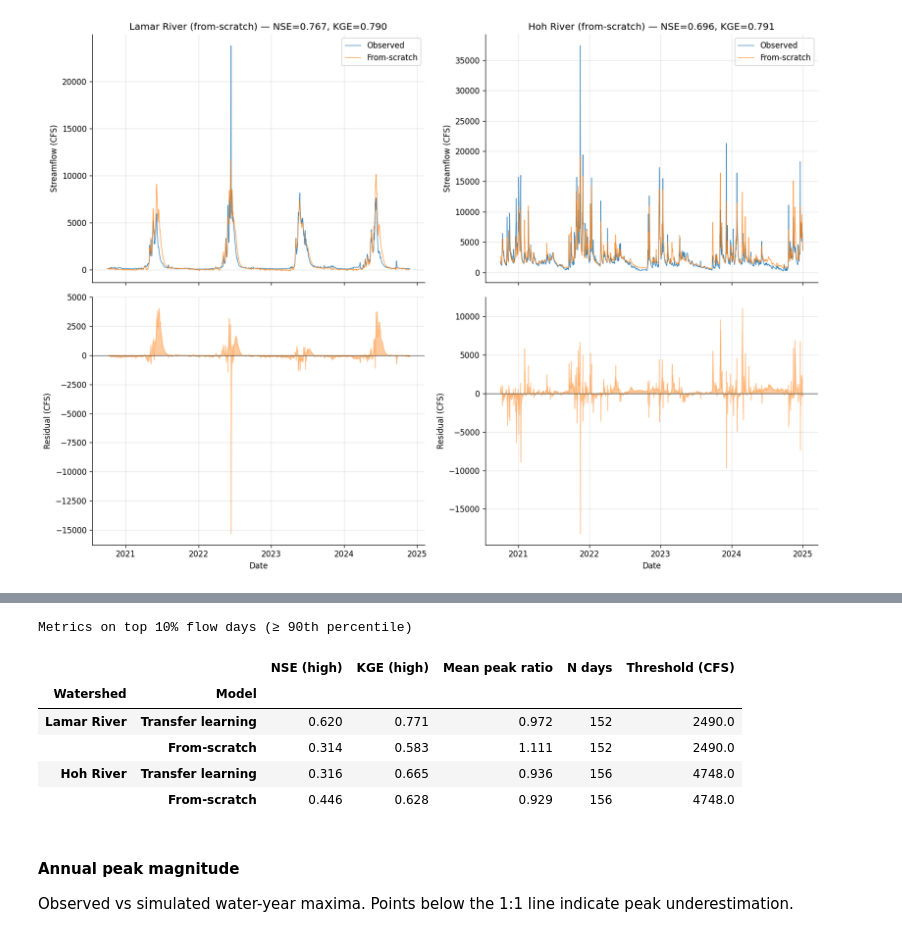
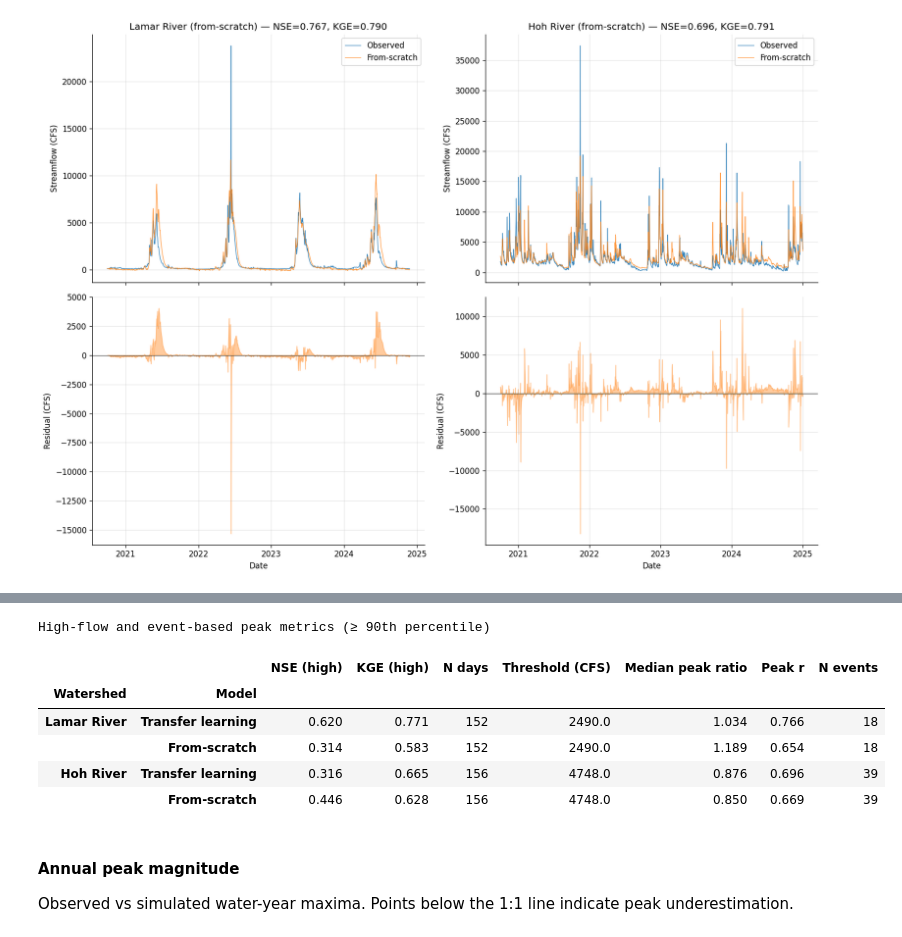
Before and after one commit to shuysman/streamflow-nn, a Jupyter notebook: transfer_learning/model_report.ipynb, the cells around one changed output, grey strips where cells are left out. Cells and saved outputs as stored; diff of their text form; code cells hidden in the pictures.

```diff
--- a/transfer_learning/model_report.ipynb
+++ b/transfer_learning/model_report.ipynb
@@ -441,52 +448,86 @@ NSE and KGE computed only on days where observed flow exceeds the 90th percentil
 # %%
+from scipy.signal import find_peaks
+
 def high_flow_metrics(obs, sim, threshold_pct=90):
-    """Compute NSE, KGE, and peak ratio on days above an observed flow percentile."""
+    """Compute NSE and KGE on days above an observed flow percentile."""
     mask = ~(np.isnan(obs) | np.isnan(sim))
     o, s = obs[mask], sim[mask]
     threshold = np.percentile(o, threshold_pct)
     high = o >= threshold
     o_h, s_h = o[high], s[high]
 
     # NSE
     ss_res = np.sum((o_h - s_h) ** 2)
     ss_tot = np.sum((o_h - np.mean(o_h)) ** 2)
     nse = 1 - ss_res / ss_tot if ss_tot > 0 else np.nan
 
     # KGE
     r = np.corrcoef(o_h, s_h)[0, 1]
     alpha = np.std(s_h) / np.std(o_h)
     beta = np.mean(s_h) / np.mean(o_h)
     kge = 1 - np.sqrt((r - 1)**2 + (alpha - 1)**2 + (beta - 1)**2)
 
-    # Mean peak ratio
-    peak_ratio = np.mean(s_h) / np.mean(o_h)
-
-    return {'NSE (high)': nse, 'KGE (high)': kge, 'Mean peak ratio': peak_ratio,
+    return {'NSE (high)': nse, 'KGE (high)': kge,
             'N days': int(high.sum()), 'Threshold (CFS)': threshold}
 
+def event_peak_metrics(dates, obs, sim, threshold_pct=90):
+    """Event-based peak metrics: find observed peaks > P90, match sim peak within ±7 days.
+
+    Returns median magnitude ratio and peak magnitude correlation.
+    """
+    p90 = np.nanpercentile(obs, threshold_pct)
+    peak_idx, _ = find_peaks(obs, height=p90, distance=7)
+    if len(peak_idx) == 0:
+        return {'Median peak ratio': np.nan, 'Peak r': np.nan, 'N events': 0}
+
+    mag_ratios = []
+    sim_peaks = []
+    obs_peaks = []
+    for idx in peak_idx:
+        lo = max(0, idx - 7)
+        hi = min(len(obs), idx + 8)
+        sim_peak = np.max(sim[lo:hi])
+        mag_ratios.append(sim_peak / obs[idx])
+        sim_peaks.append(sim_peak)
+        obs_peaks.append(obs[idx])
+
+    r = np.corrcoef(obs_peaks, sim_peaks)[0, 1] if len(obs_peaks) > 2 else np.nan
+    return {
+        'Median peak ratio': np.median(mag_ratios),
+        'Peak r': r,
+        'N events': len(peak_idx),
+    }
+
 rows = []
-for name, ft_obs, ft_sim, sc_obs, sc_sim in [
-    ('Lamar River', lamar_ft_obs, lamar_ft_sim, lamar_sc_obs, lamar_sc_sim),
-    ('Hoh River', hoh_ft_obs, hoh_ft_sim, hoh_sc_obs, hoh_sc_sim),
+for name, ft_dates, ft_obs, ft_sim, sc_dates, sc_obs, sc_sim in [
+    ('Lamar River', lamar_ft_dates, lamar_ft_obs, lamar_ft_sim,
+     lamar_sc_dates, lamar_sc_obs, lamar_sc_sim),
+    ('Hoh River', hoh_ft_dates, hoh_ft_obs, hoh_ft_sim,
+     hoh_sc_dates, hoh_sc_obs, hoh_sc_sim),
 ]:
     ft_hf = high_flow_metrics(ft_obs, ft_sim)
     sc_hf = high_flow_metrics(sc_obs, sc_sim)
-    rows.append({'Watershed': name, 'Model': 'Transfer learning', **ft_hf})
-    rows.append({'Watershed': name, 'Model': 'From-scratch', **sc_hf})
+    ft_ep = event_peak_metrics(ft_dates, ft_obs, ft_sim)
+    sc_ep = event_peak_metrics(sc_dates, sc_obs, sc_sim)
+    rows.append({'Watershed': name, 'Model': 'Transfer learning',
+                 **ft_hf, **ft_ep})
+    rows.append({'Watershed': name, 'Model': 'From-scratch',
+                 **sc_hf, **sc_ep})
 
 hf_df = pd.DataFrame(rows).set_index(['Watershed', 'Model'])
 hf_df.style.format({
-    'NSE (high)': '{:.3f}', 'KGE (high)': '{:.3f}', 'Mean peak ratio': '{:.3f}',
-    'N days': '{:d}', 'Threshold (CFS)': '{:.1f}'
-}).set_caption('Metrics on top 10% flow days (≥ 90th percentile)')
+    'NSE (high)': '{:.3f}', 'KGE (high)': '{:.3f}',
+    'N days': '{:d}', 'Threshold (CFS)': '{:.1f}',
+    'Median peak ratio': '{:.3f}', 'Peak r': '{:.3f}', 'N events': '{:d}',
+}).set_caption('High-flow and event-based peak metrics (≥ 90th percentile)')
 # %% [output]
-Metrics on top 10% flow days (≥ 90th percentile)
+High-flow and event-based peak metrics (≥ 90th percentile)
-|  |  | NSE (high) | KGE (high) | Mean peak ratio | N days | Threshold (CFS) |
-| Watershed | Model |  |  |  |  |  |
-| Lamar River | Transfer learning | 0.620 | 0.771 | 0.972 | 152 | 2490.0 |
-|  | From-scratch | 0.314 | 0.583 | 1.111 | 152 | 2490.0 |
-| Hoh River | Transfer learning | 0.316 | 0.665 | 0.936 | 156 | 4748.0 |
-|  | From-scratch | 0.446 | 0.628 | 0.929 | 156 | 4748.0 |
+|  |  | NSE (high) | KGE (high) | N days | Threshold (CFS) | Median peak ratio | Peak r | N events |
+| Watershed | Model |  |  |  |  |  |  |  |
+| Lamar River | Transfer learning | 0.620 | 0.771 | 152 | 2490.0 | 1.034 | 0.766 | 18 |
+|  | From-scratch | 0.314 | 0.583 | 152 | 2490.0 | 1.189 | 0.654 | 18 |
+| Hoh River | Transfer learning | 0.316 | 0.665 | 156 | 4748.0 | 0.876 | 0.696 | 39 |
+|  | From-scratch | 0.446 | 0.628 | 156 | 4748.0 | 0.850 | 0.669 | 39 |
 # %% [markdown]
 #### Annual peak magnitude
 
```
Also changed, not shown: parts of 9 cells of this notebook.
